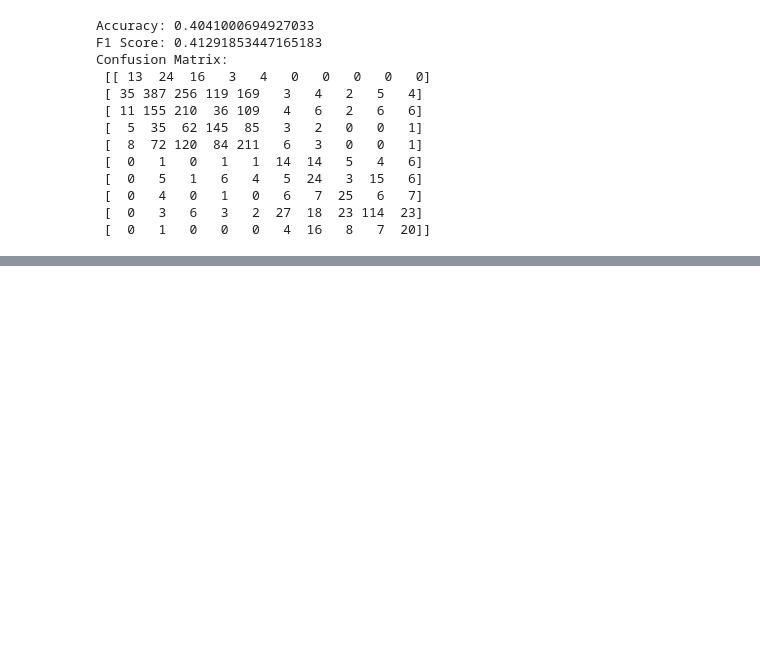
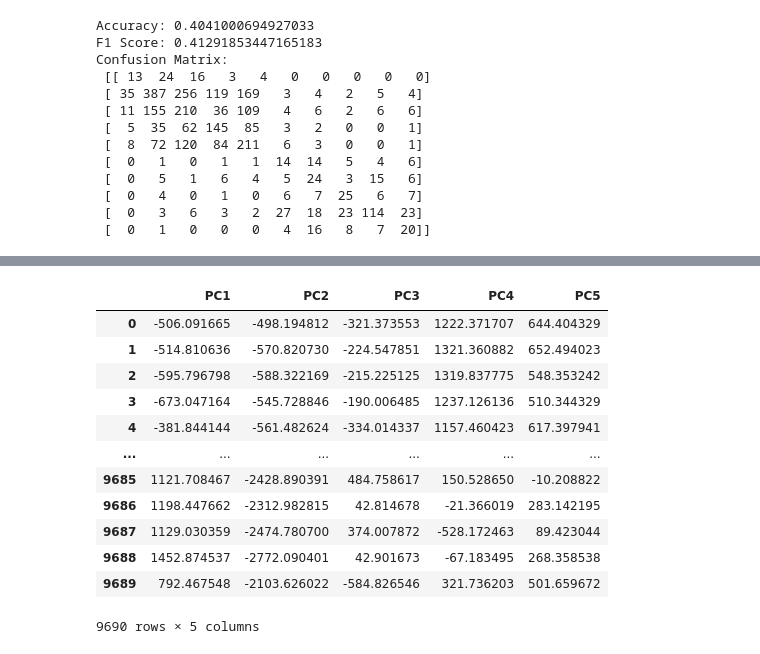
Before and after one commit to Suhail270/DMML, a Jupyter notebook: Coursework/Part 1/Models-PCA.ipynb, the cells around one changed output, grey strips where cells are left out. Drawn from its saved outputs; the diff is of its cells as text; code cells hidden in the pictures; blank space fills up the shorter version.

```diff
--- a/Coursework/Part 1/Models-PCA.ipynb
+++ b/Coursework/Part 1/Models-PCA.ipynb
@@ -922,0 +968,3 @@ df_pca_top20
+# %%
+
+train_and_predict_with_naive_bayes(df_pca_top5, y_train,seed_value=20)
@@ -922,0 +986,2 @@ df_pca_top20
+# %%
+train_and_predict_with_naive_bayes_search(df_pca_top5, y_train)
@@ -1659,0 +1832,2 @@ Confusion Matrix:
+# %%
+y_train.rename(columns={'0':'label'},inplace=True)
@@ -1659,0 +1850,17 @@ Confusion Matrix:
+# %%
+df_5=pcadata(x_train,y_train,5)
+df_5
+# %% [output]
+|  | PC1 | PC2 | PC3 | PC4 | PC5 |
+| 0 | -506.091665 | -498.194812 | -321.373553 | 1222.371707 | 644.404329 |
+| 1 | -514.810636 | -570.820730 | -224.547851 | 1321.360882 | 652.494023 |
+| 2 | -595.796798 | -588.322169 | -215.225125 | 1319.837775 | 548.353242 |
+| 3 | -673.047164 | -545.728846 | -190.006485 | 1237.126136 | 510.344329 |
+| 4 | -381.844144 | -561.482624 | -334.014337 | 1157.460423 | 617.397941 |
+| ... | ... | ... | ... | ... | ... |
+| 9685 | 1121.708467 | -2428.890391 | 484.758617 | 150.528650 | -10.208822 |
+| 9686 | 1198.447662 | -2312.982815 | 42.814678 | -21.366019 | 283.142195 |
+| 9687 | 1129.030359 | -2474.780700 | 374.007872 | -528.172463 | 89.423044 |
+| 9688 | 1452.874537 | -2772.090401 | 42.901673 | -67.183495 | 268.358538 |
+| 9689 | 792.467548 | -2103.626022 | -584.826546 | 321.736203 | 501.659672 |
+9690 rows × 5 columns
```
Also changed, not shown: parts of 18 cells of this notebook.
